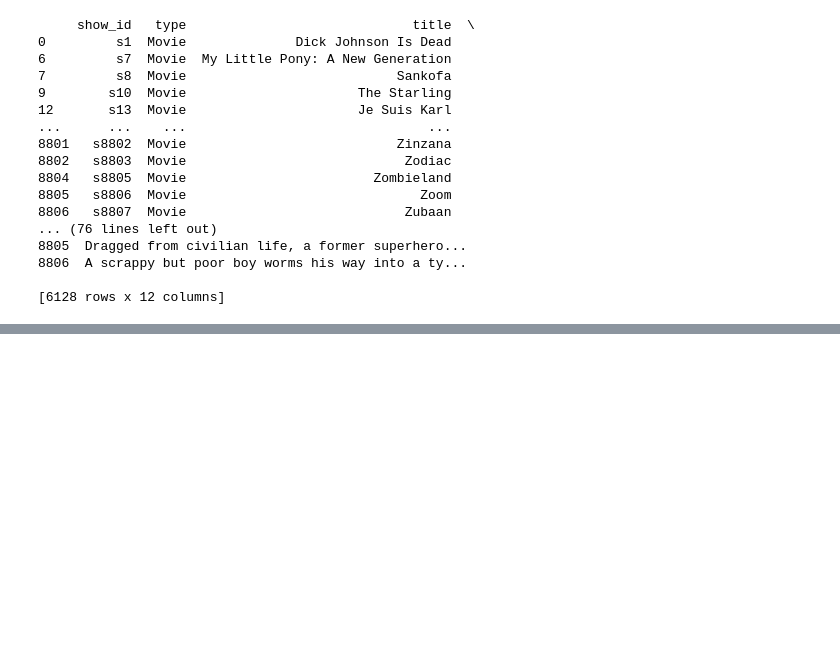
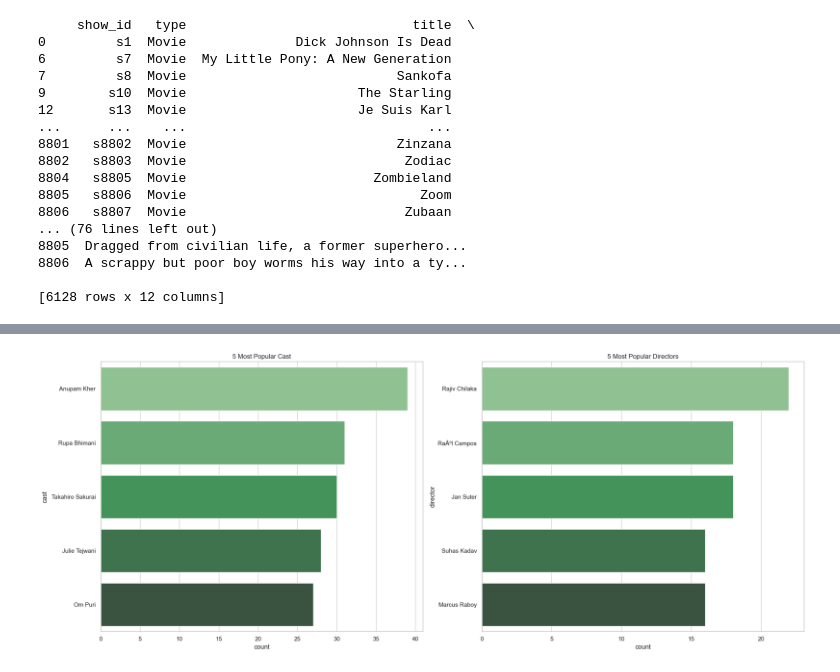
Before and after one commit to KgasagoGH/netflix_titles_edsa, a Jupyter notebook: netflix_titles.csv/notebook.ipynb, the cells around one changed output, grey strips where cells are left out. Cells and saved outputs as stored; diff of their text form; code cells hidden in the pictures; blank space fills up the shorter version.

Commit message:
visuals added

```diff
--- a/netflix_titles.csv/notebook.ipynb
+++ b/netflix_titles.csv/notebook.ipynb
@@ -215,3 +215,32 @@ netflix_df.head()
 | 2 | s3 | TV Show | Ganglands | Julien Leclercq | Sami Bouajila, Tracy Gotoas, Samu... | Unknown | September 24, 2021 | 2021 | TV-MA | Crime TV Shows, International TV ... | ... |
 | 3 | s4 | TV Show | Jailbirds New Orleans | Unknown | Unknown | Unknown | September 24, 2021 | 2021 | TV-MA | Docuseries, Reality TV | ... |
 | 4 | s5 | TV Show | Kota Factory | Unknown | Mayur More, Jitendra Kumar, Ranja... | India | September 24, 2021 | 2021 | TV-MA | International TV Shows, Romantic ... | ... |
+# %%
+
+#top  directors
+director_list=netflix_df.director.str.split(',').sum()
+director_counter=Counter(director_list)
+top_5_directors=director_counter.most_common(6)
+#top casts
+cast_list=netflix_df.cast.str.split(',').sum()
+cast_counter=Counter(cast_list)
+top_5_cast= cast_counter.most_common(6)
+
+df_top_5_cast=pd.DataFrame(top_5_cast, columns= ['cast', 'count'])
+df_top_5_cast= df_top_5_cast.loc[df_top_5_cast['cast']!='Unknown']
+df_top_5_directors=pd.DataFrame(top_5_directors, columns=['director', 'count'])
+df_top_5_directors=df_top_5_directors.loc[df_top_5_directors['director']!='Unknown']
+
+sns.set_theme(style= "whitegrid")
+fig, ax = plt.subplots(1,2, figsize=(20,8))
+
+#plot visuls
+sns.barplot(x ='count', y = 'cast', data= df_top_5_cast, palette='Greens_d', ax=ax[0])
+ax[0].set_title('5 Most Popular Cast')
+sns.barplot(x='count', y= 'director', data=df_top_5_directors, palette='Greens_d', ax=ax[1])
+ax[1].set_title('5 Most Popular Directors')
+
+plt.tight_layout()
+plt.show()
+# %% [output]
+[figure, added]
```
Also changed, not shown: parts of 3 cells of this notebook.
